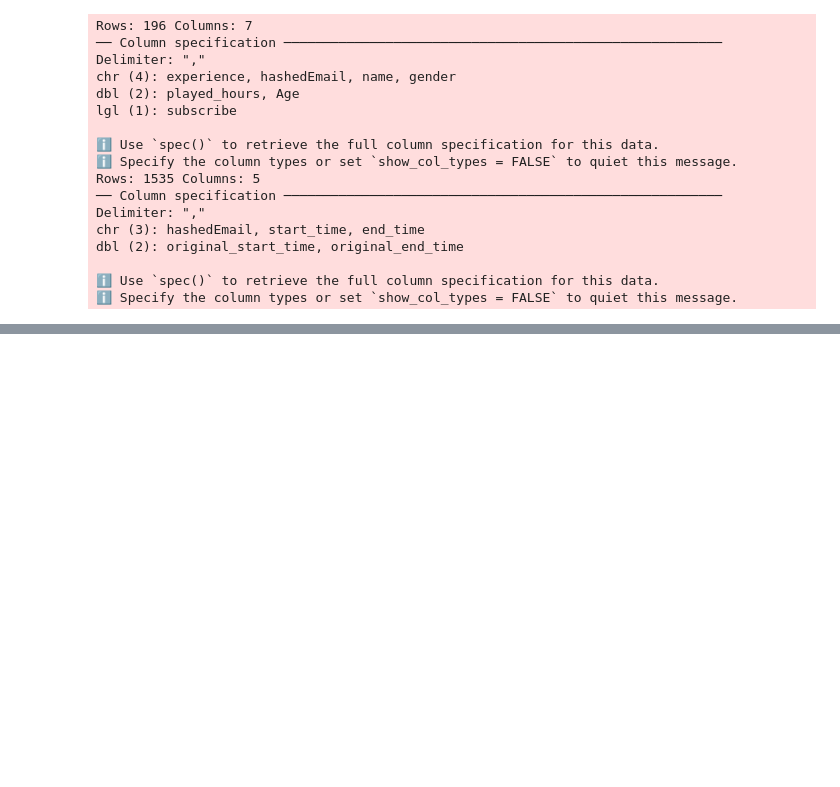
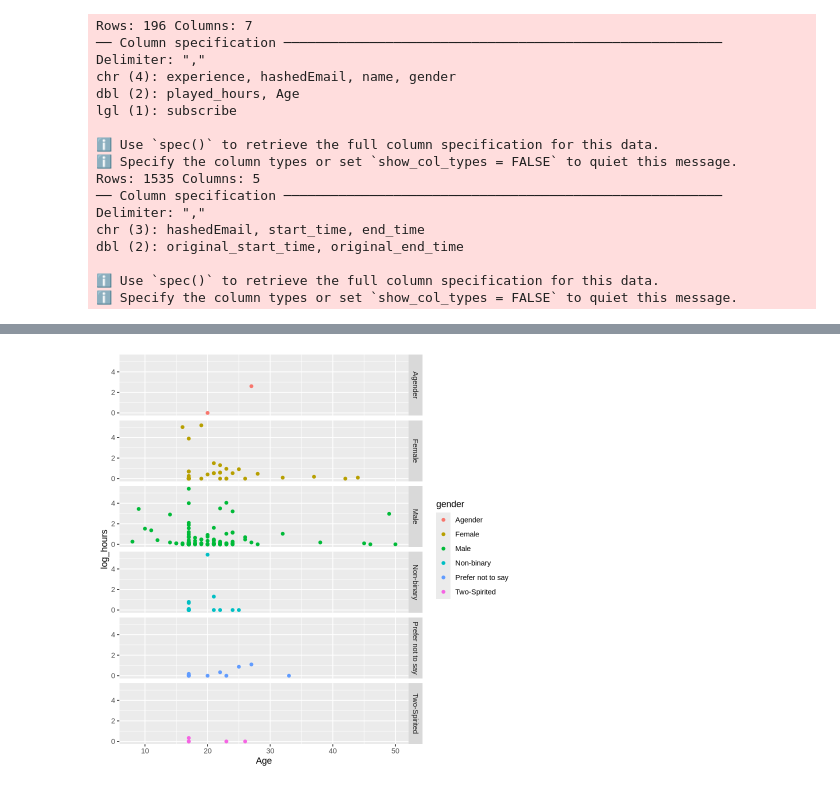
Before and after one commit to Jazecab/DSCI100-Project-Main, a Jupyter notebook: Project_JC.ipynb, the cells around one changed output, grey strips where cells are left out. Drawn from its saved outputs; the diff is of its cells as text; code cells hidden in the pictures; blank space fills up the shorter version.

```diff
--- a/Project_JC.ipynb
+++ b/Project_JC.ipynb
@@ -93,0 +96,10 @@ Warning message:
+# %%
+ageplot<-playerdemog|>
+    ggplot(aes(x=Age, y=log_hours,color=gender))+
+    geom_point()+
+    facet_grid(rows=vars(gender))
+
+
+ageplot
+# %% [output]
+[figure, added]
```
Also changed, not shown: parts of 9 cells of this notebook.
